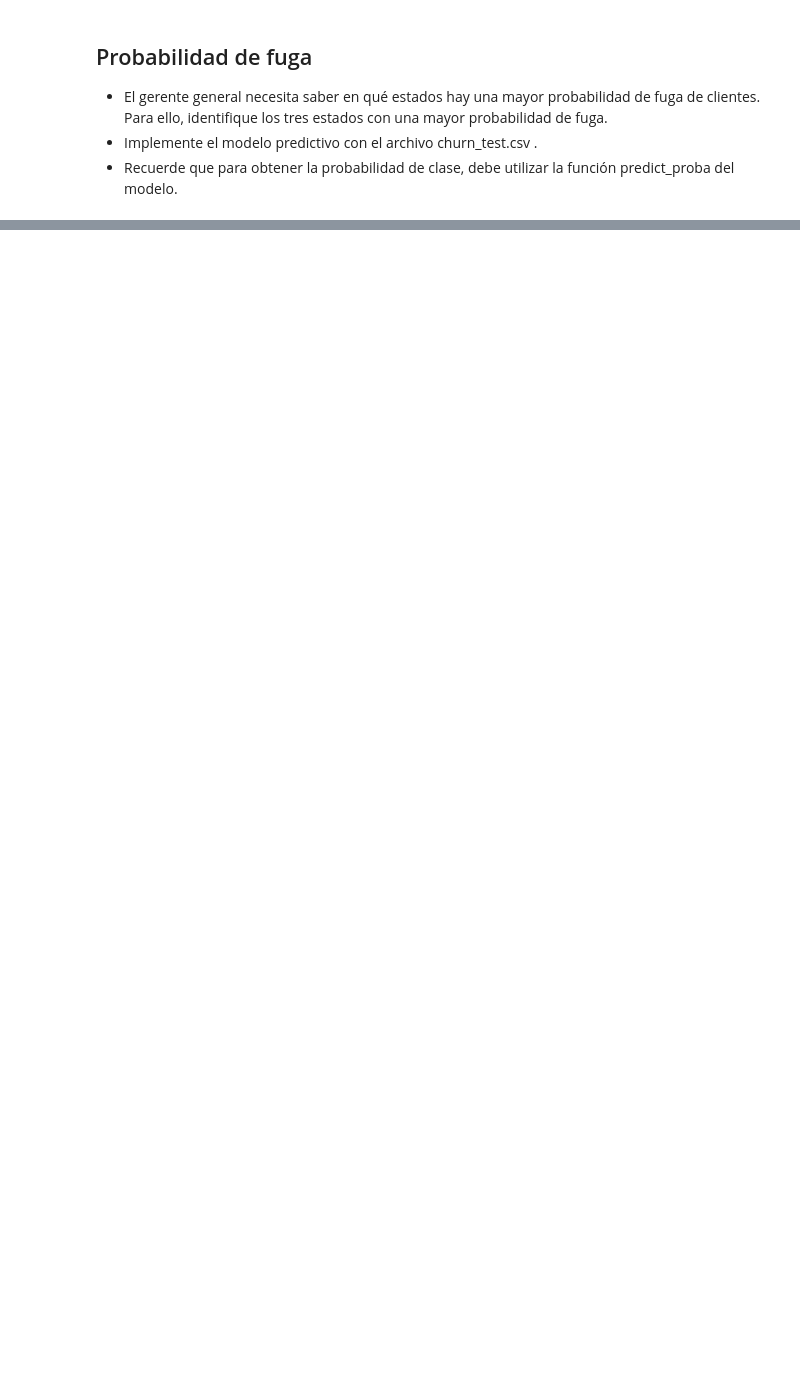
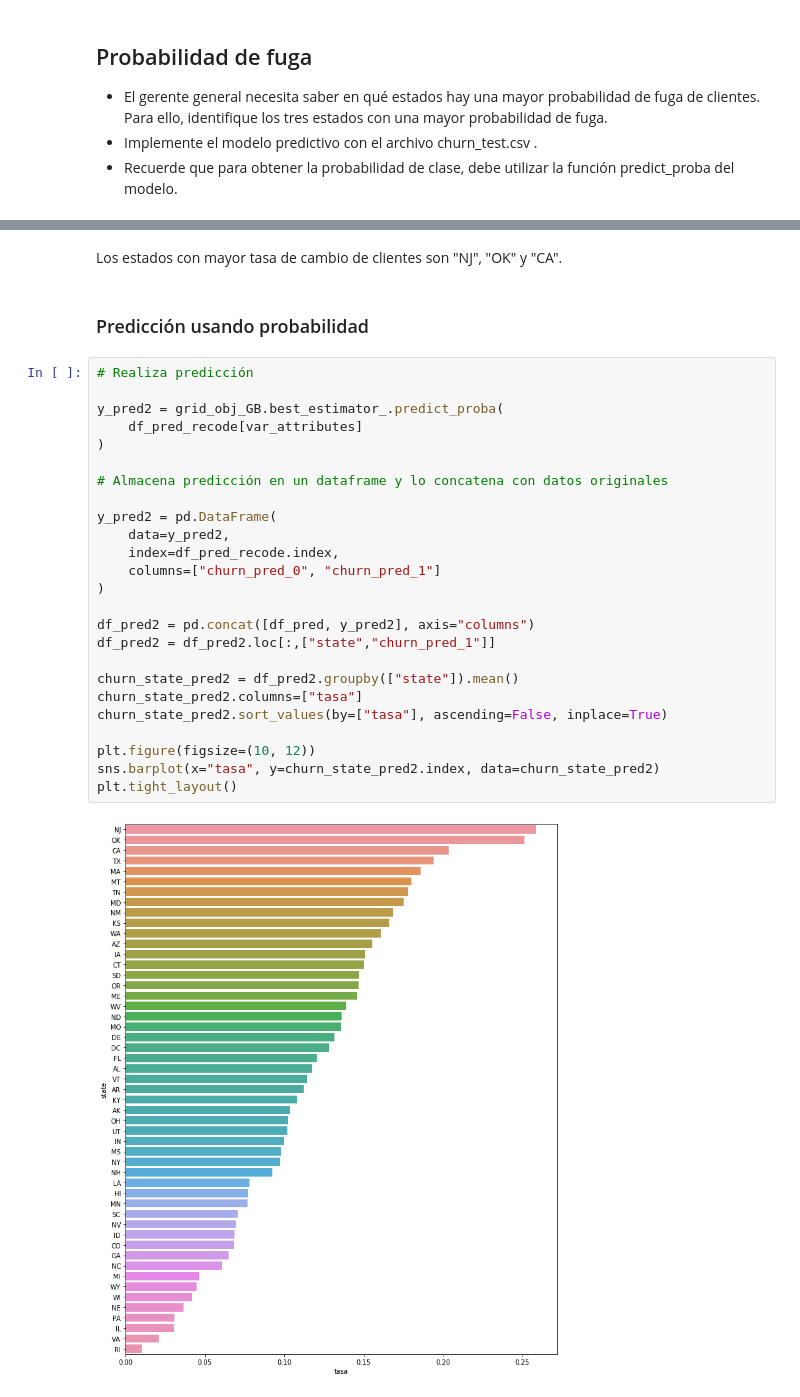
Before and after one commit to danoffn/Data-Science, a Jupyter notebook: 3 - Machine Learning/09 - Boosting Classifiers/Desafio 09 Boosting Classifiers.ipynb, the cells around one changed output, grey strips where cells are left out. Cells and saved outputs as stored; diff of their text form; blank space fills up the shorter version.

```diff
--- a/3 - Machine Learning/09 - Boosting Classifiers/Desafio 09 Boosting Classifiers.ipynb
+++ b/3 - Machine Learning/09 - Boosting Classifiers/Desafio 09 Boosting Classifiers.ipynb
@@ -391,0 +494,31 @@ display(pd.DataFrame(classification_report(y_test, y_hat_GB, output_dict=True)))
+# %% [markdown]
+Los estados con mayor tasa de cambio de clientes son "NJ", "OK" y "CA".
+# %% [markdown]
+### Predicción usando probabilidad
+# %%
+# Realiza predicción
+
+y_pred2 = grid_obj_GB.best_estimator_.predict_proba(
+    df_pred_recode[var_attributes]
+)
+
+# Almacena predicción en un dataframe y lo concatena con datos originales
+
+y_pred2 = pd.DataFrame(
+    data=y_pred2,
+    index=df_pred_recode.index,
+    columns=["churn_pred_0", "churn_pred_1"]
+)
+
+df_pred2 = pd.concat([df_pred, y_pred2], axis="columns")
+df_pred2 = df_pred2.loc[:,["state","churn_pred_1"]]
+
+churn_state_pred2 = df_pred2.groupby(["state"]).mean()
+churn_state_pred2.columns=["tasa"]
+churn_state_pred2.sort_values(by=["tasa"], ascending=False, inplace=True)
+
+plt.figure(figsize=(10, 12))
+sns.barplot(x="tasa", y=churn_state_pred2.index, data=churn_state_pred2)
+plt.tight_layout()
+# %% [output]
+[figure, added]
```
Also changed, not shown: parts of 17 cells of this notebook.
